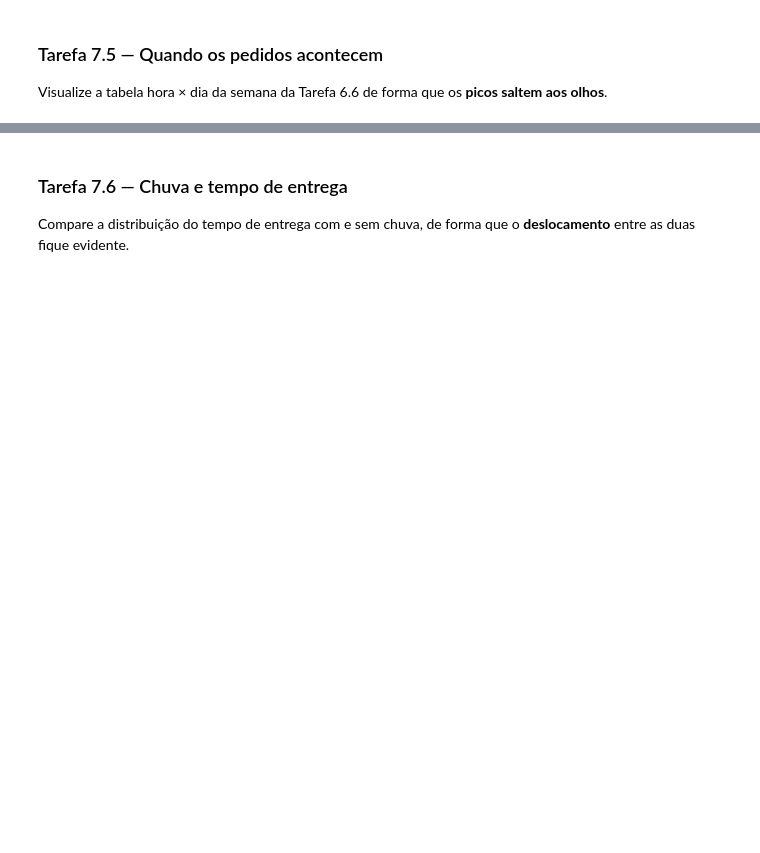
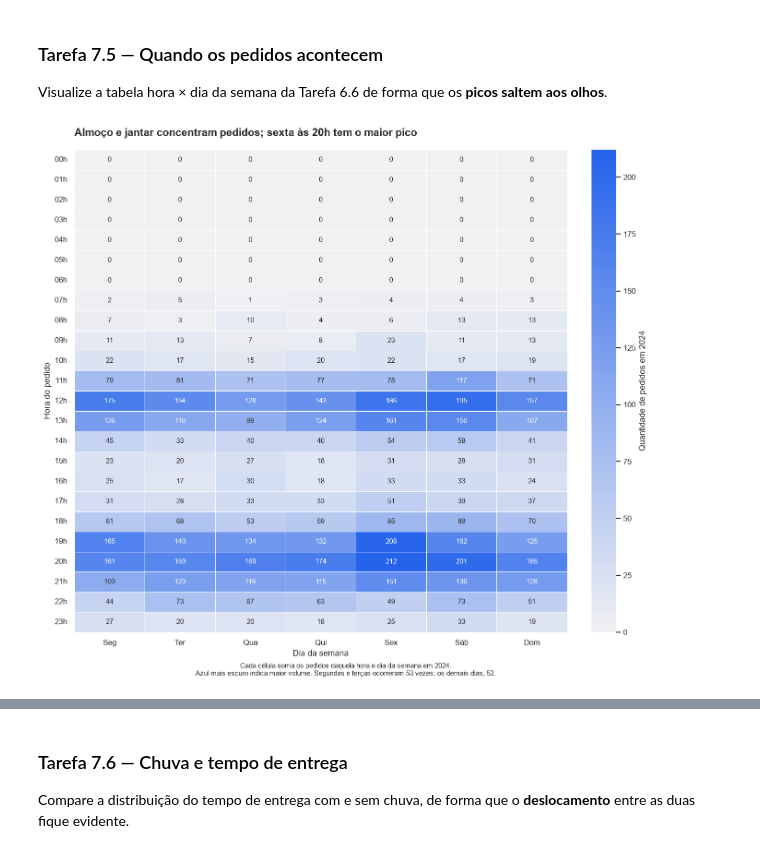
Before and after one commit to deborabaldeznilo/projeto-delivery, a Jupyter notebook: projeto_final.ipynb, the cells around one changed output, grey strips where cells are left out. Drawn from its saved outputs; the diff is of its cells as text; code cells hidden in the pictures; blank space fills up the shorter version.

```diff
--- a/projeto_final.ipynb
+++ b/projeto_final.ipynb
@@ -2364,3 +2849,65 @@ Mostre a série **diária** de pedidos com uma **média móvel de 7 dias**. Anot
 Visualize a tabela hora × dia da semana da Tarefa 6.6 de forma que os **picos saltem aos olhos**.
 # %%
 # Sua solução aqui
+dias_semana = ["Seg", "Ter", "Qua", "Qui", "Sex", "Sáb", "Dom"]
+
+# Quantidade de pedidos por hora e dia da semana
+tabela_hora_dia = pedidos_2024.pivot_table(
+    index="hora",
+    columns="dia_semana",
+    values="pedido_id",
+    aggfunc="count",
+    fill_value=0,
+    observed=True
+).reindex(
+    index=range(24),
+    columns=dias_semana,
+    fill_value=0
+)
+
+# Graduação do cinza claro ao azul definido na Tarefa 7.0
+paleta_calor = sns.light_palette(
+    CORES["destaque"],
+    as_cmap=True
+)
+
+fig, ax = plt.subplots(
+    figsize=(11, 10),
+    layout="constrained"
+)
+
+sns.heatmap(
+    tabela_hora_dia,
+    cmap=paleta_calor,
+    vmin=0,
+    annot=True,
+    fmt="d",
+    linewidths=0.5,
+    linecolor="white",
+    annot_kws={"fontsize": 9},
+    cbar_kws={"label": "Quantidade de pedidos em 2024"},
+    ax=ax
+)
+
+ax.set_title(
+    "Almoço e jantar concentram pedidos; sexta às 20h tem o maior pico",
+    pad=18
+)
+ax.set_xlabel("Dia da semana")
+ax.set_ylabel("Hora do pedido")
+ax.set_yticklabels(
+    [f"{hora:02d}h" for hora in range(24)],
+    rotation=0
+)
+ax.tick_params(axis="x", rotation=0)
+
+fig.supxlabel(
+    "Cada célula soma os pedidos daquela hora e dia da semana em 2024.\n"
+    "Azul mais escuro indica maior volume. "
+    "Segundas e terças ocorreram 53 vezes; os demais dias, 52.",
+    fontsize=9
+)
+
+plt.show()
+# %% [output]
+[figure, added]
```
Also changed, not shown: parts of 50 cells of this notebook.
